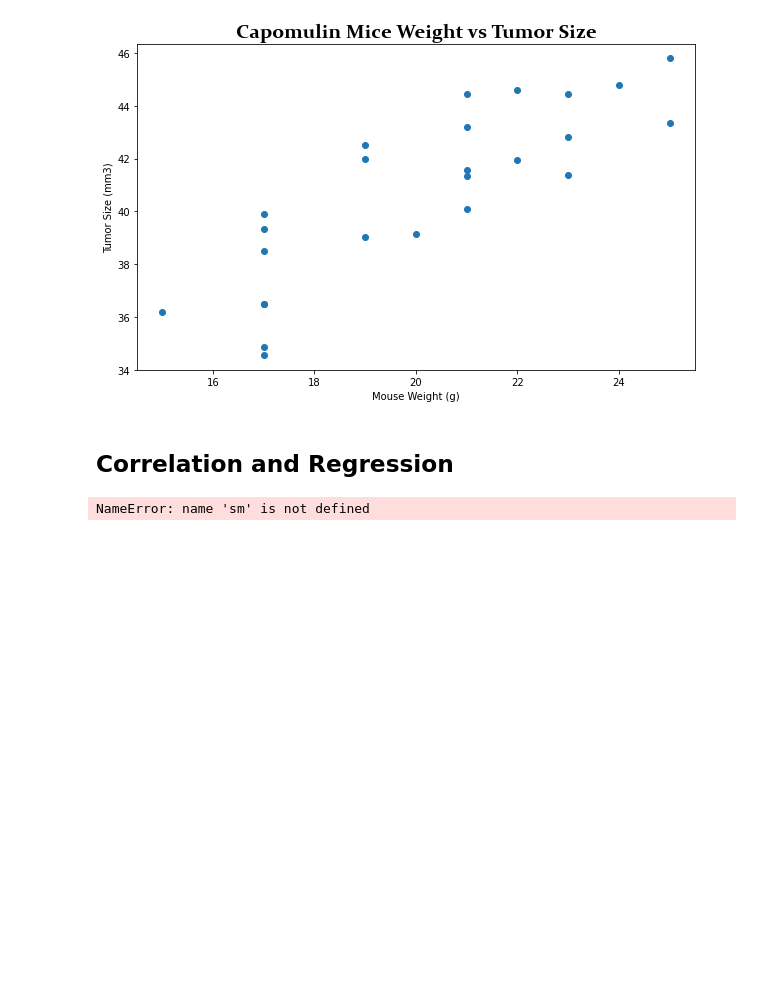
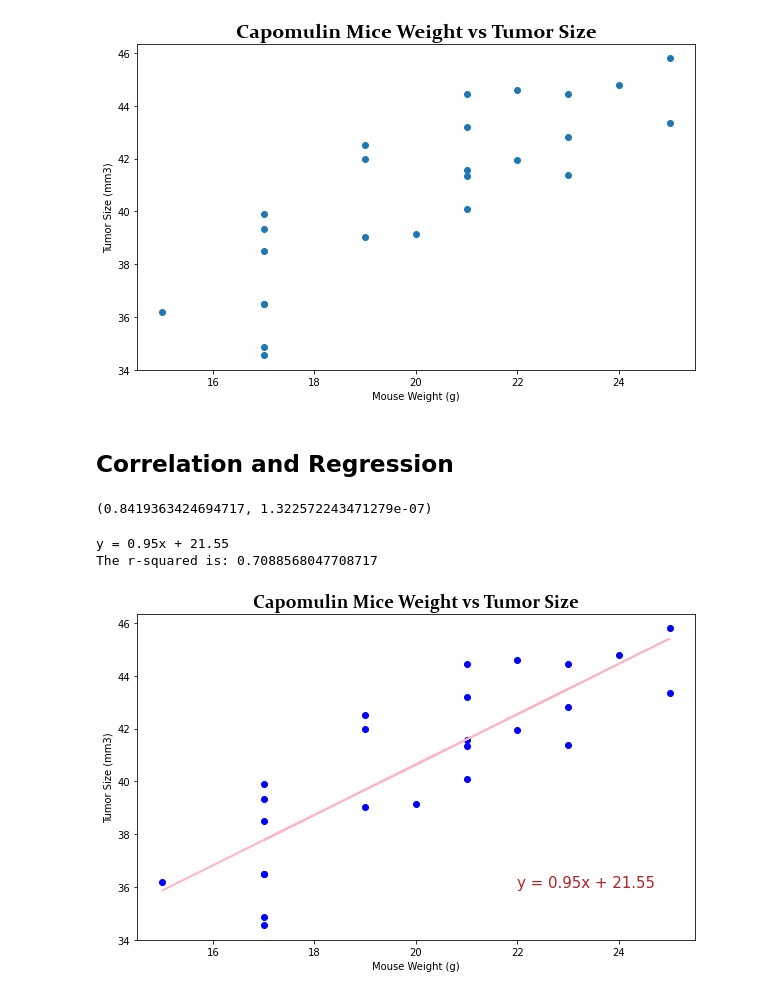
Before and after one commit to dhoa1712/SMU_Homework_Sep2020, a Jupyter notebook: 05-Matplotlib/Submission/Pymaceuticals/pymaceuticals_starter.ipynb, the cells around one changed output. Cells and saved outputs as stored; diff of their text form; code cells hidden in the pictures; blank space fills up the shorter version.

```diff
--- a/05-Matplotlib/Submission/Pymaceuticals/pymaceuticals_starter.ipynb
+++ b/05-Matplotlib/Submission/Pymaceuticals/pymaceuticals_starter.ipynb
@@ -555,6 +560,11 @@ plt.show()
+# %%
+ sts.pearsonr(weightTumor_df["Weight (g)"], weightTumor_df["Tumor Volume (mm3)"])
+# %% [output]
+(0.8419363424694717, 1.322572243471279e-07)
+# %%
+feature = weightTumor_df["Weight (g)"]
+target = weightTumor_df["Tumor Volume (mm3)"]
 # %%
 #model
 X = sm.add_constant(feature)
 Y = target
-# %% [output]
-NameError: name 'sm' is not defined
@@ -564,0 +571,25 @@ NameError: name 'sm' is not defined
+# %%
+# Calculate the correlation coefficient and linear regression model
+
+# for mouse weight and average tumor volume for the Capomulin regimen
+
+(slope, intercept, rvalue, pvalue, stderr) = sts.linregress(feature, target)
+regress_values = feature * slope + intercept
+line_eq = "y = " + str(round(slope,2)) + "x + " + str(round(intercept,2))
+print(line_eq)
+print(f"The r-squared is: {rvalue**2}")
+
+plt.figure(figsize=(10,6))
+
+plt.scatter(feature, target, color = "blue")
+plt.title("Capomulin Mice Weight vs Tumor Size", fontsize=18, fontweight="bold", fontname = "Constantia")
+plt.xlabel("Mouse Weight (g)")
+plt.ylabel("Tumor Size (mm3)")
+plt.plot(feature, regress_values, color="lightpink")
+plt.annotate(line_eq,(22,36),fontsize=15,color="firebrick")
+
+plt.show()
+# %% [output]
+y = 0.95x + 21.55
+The r-squared is: 0.7088568047708717
+[figure, added]
```
Also changed, not shown: parts of 5 cells of this notebook, 12 other files.
